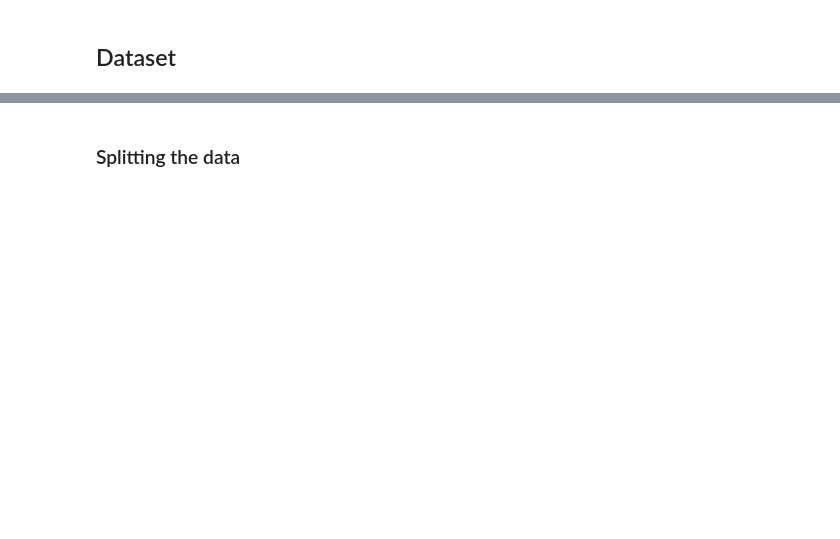
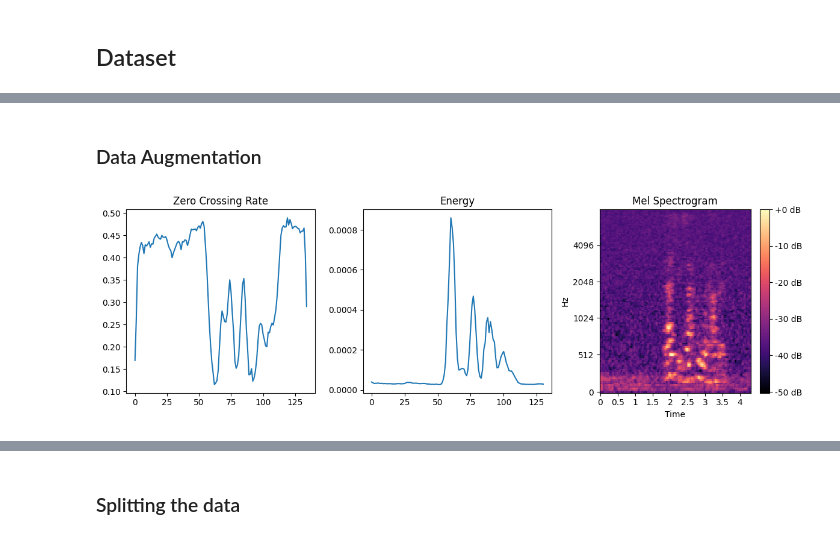
Before and after one commit to ranimeshehata/Speech-Emotion-Recognition, a Jupyter notebook: lab3.ipynb, the cells around one changed output, grey strips where cells are left out. Saved outputs shown, nothing was run; the diff lists cells and outputs as text; code cells hidden in the pictures; blank space fills up the shorter version.

Commit message:
addded data augmentation

```diff
--- a/lab3.ipynb
+++ b/lab3.ipynb
@@ -84,7 +97,25 @@ for code, filename in samples.items():
+# %% [markdown]
+### Data Augmentation
+# %%
+def augment_audio(y, sr, pitch_factor=0.5, stretch_factor=0.5, noise_factor=0.005):
+    # Pitch shifting
+    y_aug = librosa.effects.pitch_shift(y, sr=sr, n_steps=np.random.uniform(-pitch_factor, pitch_factor))
+
+    # Time stretching
+    y_aug = librosa.effects.time_stretch(y_aug, rate=np.random.uniform(1 - stretch_factor, 1 + stretch_factor))
+
+    # Add noise
+    noise = np.random.randn(len(y_aug))
+    y_aug = y_aug + noise_factor * noise
+
+    return y_aug
 # %%
-def extract_features(filepath, sr=16000, frame_length=2048, hop_length=512, n_mels=128):
+def extract_features(filepath, sr=16000, frame_length=2048, hop_length=512, n_mels=128, augment = False):
     # Load audio
     signal, sr = librosa.load(filepath, sr=sr)  # Use desired sampling rate
+
+    if augment:
+        signal = augment_audio(signal, sr)
 
     # Trim silent edges
     signal, _ = librosa.effects.trim(signal)
@@ -112,27 +143,29 @@ def extract_features(filepath, sr=16000, frame_length=2048, hop_length=512, n_me
 # %%
 # Test on a sample
 test_file = os.path.join(audio_dir, random.choice(audio_files))
-zcr, energy, mel_spec = extract_features(test_file )
+zcr, energy, mel_spec = extract_features(test_file, augment=True)
 fs1 = zcr , energy
 fs2 = mel_spec
 # Plot features
 plt.figure(figsize=(12, 4))
 
 plt.subplot(1, 3, 1)
 plt.plot(zcr)
 plt.title("Zero Crossing Rate")
 
 plt.subplot(1, 3, 2)
 plt.plot(energy)
 plt.title("Energy")
 
 plt.subplot(1, 3, 3)
 librosa.display.specshow(mel_spec, sr=16000, x_axis='time', y_axis='mel')
 plt.colorbar(format='%+2.0f dB')
 plt.title("Mel Spectrogram")
 
 plt.tight_layout()
 plt.show()
+# %% [output]
+[figure, added]
 # %%
 # Prepare containers
 zcr_list = []
```
Also changed, not shown: parts of 8 cells of this notebook.
